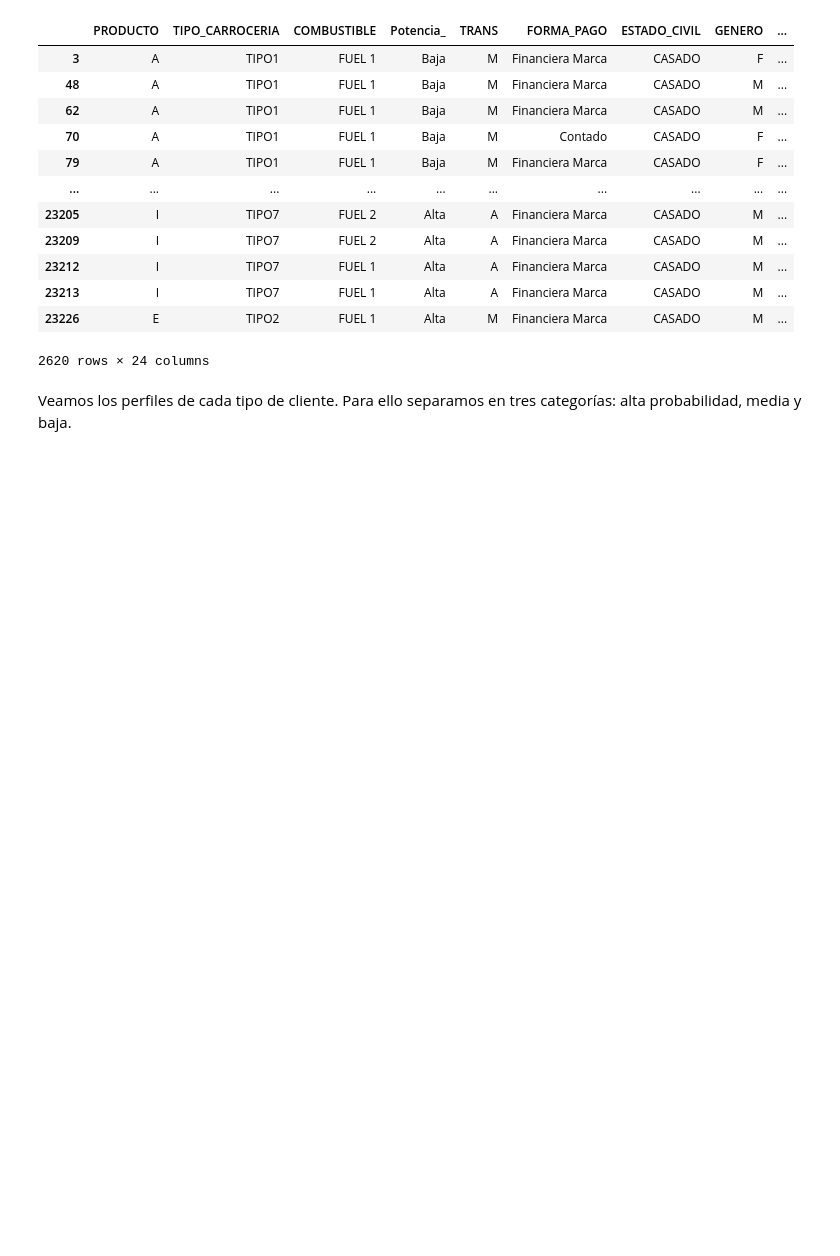
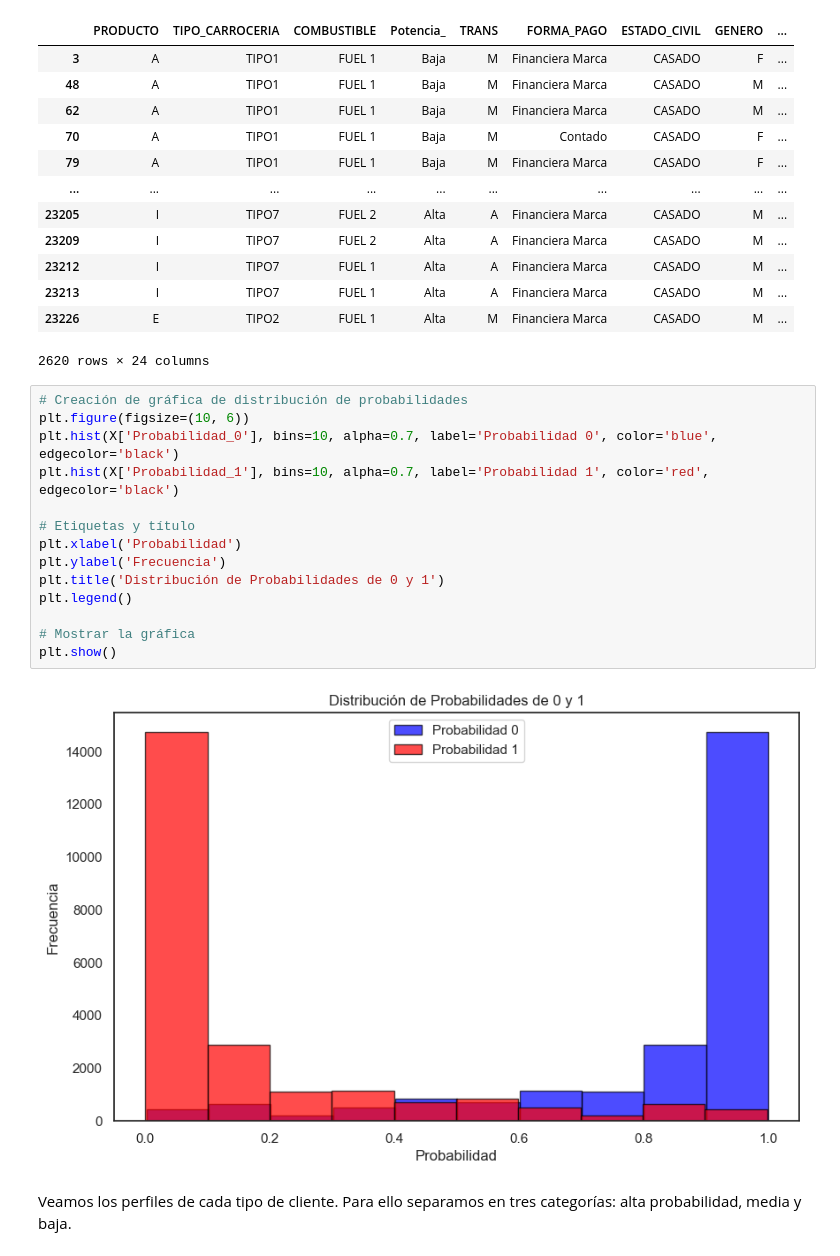
Before and after one commit to lauralardies/caso_practico_1, a Jupyter notebook: Caso Práctico/analisis/analisis_predicciones.ipynb, the cells around one changed output. Saved outputs shown, nothing was run; the diff lists cells and outputs as text; blank space fills up the shorter version.

Commit message:
dsitribucion de probabilidad revisar

```diff
--- a/Caso Práctico/analisis/analisis_predicciones.ipynb
+++ b/Caso Práctico/analisis/analisis_predicciones.ipynb
@@ -190,6 +203,22 @@ clientes_predichos
 | 23213 | I | TIPO7 | FUEL 1 | Alta | A | Financiera Marca | CASADO | M | ... |
 | 23226 | E | TIPO2 | FUEL 1 | Alta | M | Financiera Marca | CASADO | M | ... |
 2620 rows × 24 columns
+# %%
+# Creación de gráfica de distribución de probabilidades
+plt.figure(figsize=(10, 6))
+plt.hist(X['Probabilidad_0'], bins=10, alpha=0.7, label='Probabilidad 0', color='blue', edgecolor='black')
+plt.hist(X['Probabilidad_1'], bins=10, alpha=0.7, label='Probabilidad 1', color='red', edgecolor='black')
+
+# Etiquetas y título
+plt.xlabel('Probabilidad')
+plt.ylabel('Frecuencia')
+plt.title('Distribución de Probabilidades de 0 y 1')
+plt.legend()
+
+# Mostrar la gráfica
+plt.show()
+# %% [output]
+[figure, added]
 # %% [markdown]
 Veamos los perfiles de cada tipo de cliente. Para ello separamos en tres categorías: alta probabilidad, media y baja.
 # %%
```
Also changed, not shown: parts of 1 cell of this notebook.
